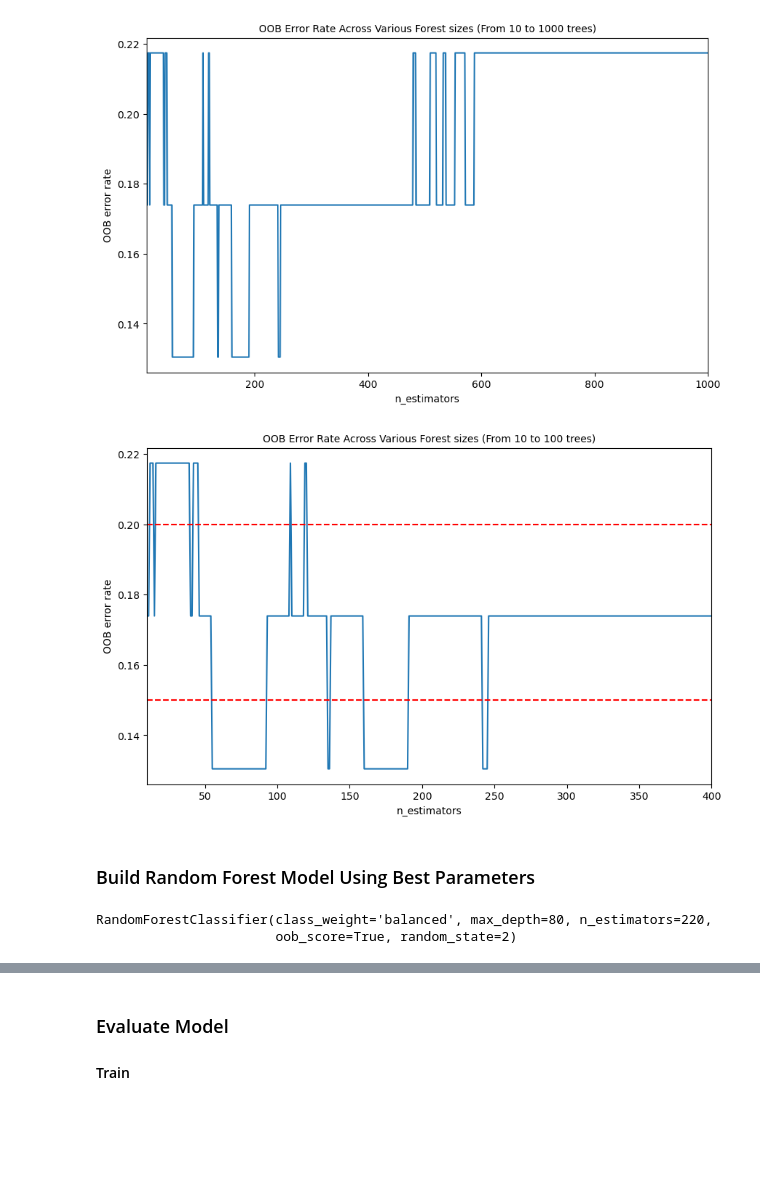
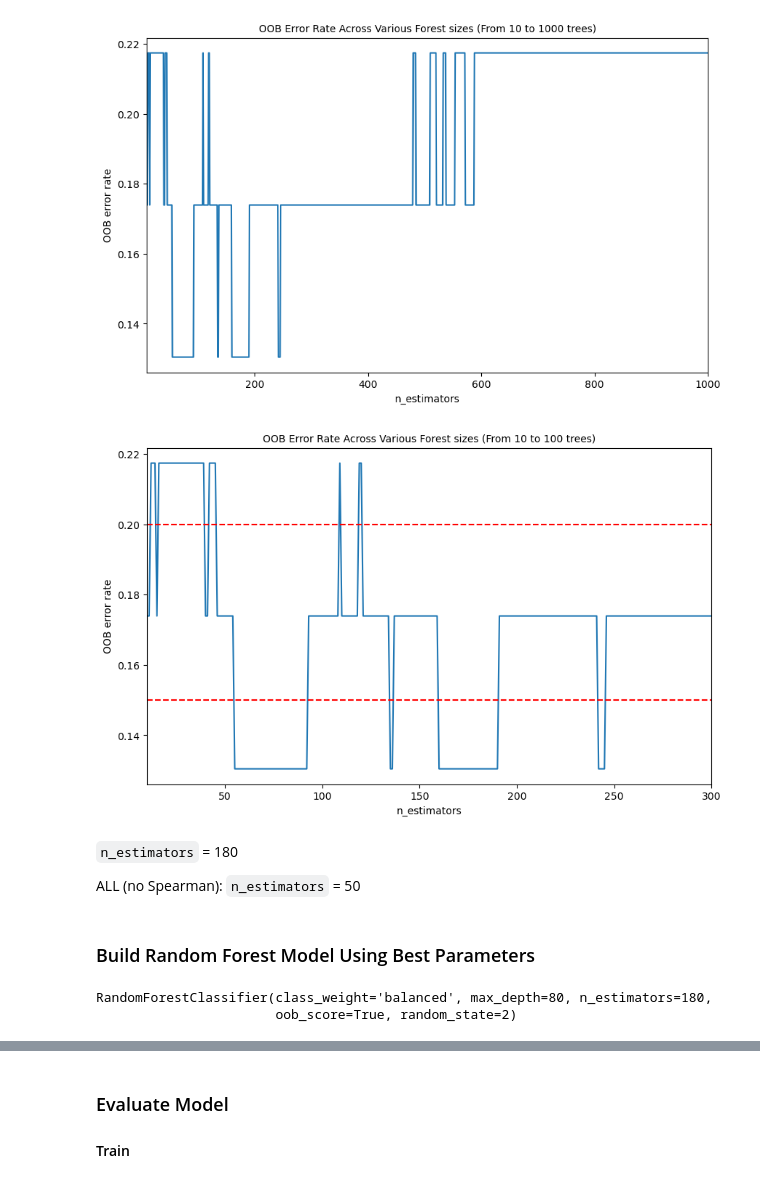
Before and after one commit to KristoferLintonReid/ultrasound-contrastivemodels, a Jupyter notebook: notebooks/baseline_models_embeddings.ipynb, the cells around one changed output, grey strips where cells are left out. Cells and saved outputs as stored; diff of their text form; code cells hidden in the pictures; blank space fills up the shorter version.

```diff
--- a/notebooks/baseline_models_embeddings.ipynb
+++ b/notebooks/baseline_models_embeddings.ipynb
@@ -887,25 +994,29 @@ plt.show()
 # %%
 fig, ax = plt.subplots(figsize=(10, 6))
 
 num_estimators = list(error_rate.keys())
 oob_error = list(error_rate.values())
 
-plt.xlim(min_estimators, 400)
+plt.xlim(min_estimators, 300)
 plt.plot(num_estimators, oob_error)
 plt.axhline(0.20, color="red", linestyle="--")
 plt.axhline(0.15, color="red", linestyle="--")
 plt.xlabel("n_estimators", fontsize=10)
 plt.ylabel("OOB error rate", fontsize=10)
 plt.title("OOB Error Rate Across Various Forest sizes (From 10 to 100 trees)", fontsize=10)
 plt.show()
 # %% [output]
-[figure, old version]
+[figure, new version]
+# %% [markdown]
+`n_estimators` = 180
+
+ALL (no Spearman): `n_estimators` = 50
 # %% [markdown]
 ### Build Random Forest Model Using Best Parameters
 # %%
 # Create the classifier
 fit_rf_img.set_params(bootstrap = True,
-                        n_estimators = 220,
+                        n_estimators = 180,
                         max_depth = 80,
                         max_features = "sqrt",
                         criterion= "gini",
@@ -913,7 +1024,7 @@ fit_rf_img.set_params(bootstrap = True,
                         oob_score = True,
                         random_state = 2)
 # %% [output]
-RandomForestClassifier(class_weight='balanced', max_depth=80, n_estimators=220,
+RandomForestClassifier(class_weight='balanced', max_depth=80, n_estimators=180,
                        oob_score=True, random_state=2)
 # %%
 # Fit the model to the training set
```
Also changed, not shown: parts of 136 cells of this notebook.
